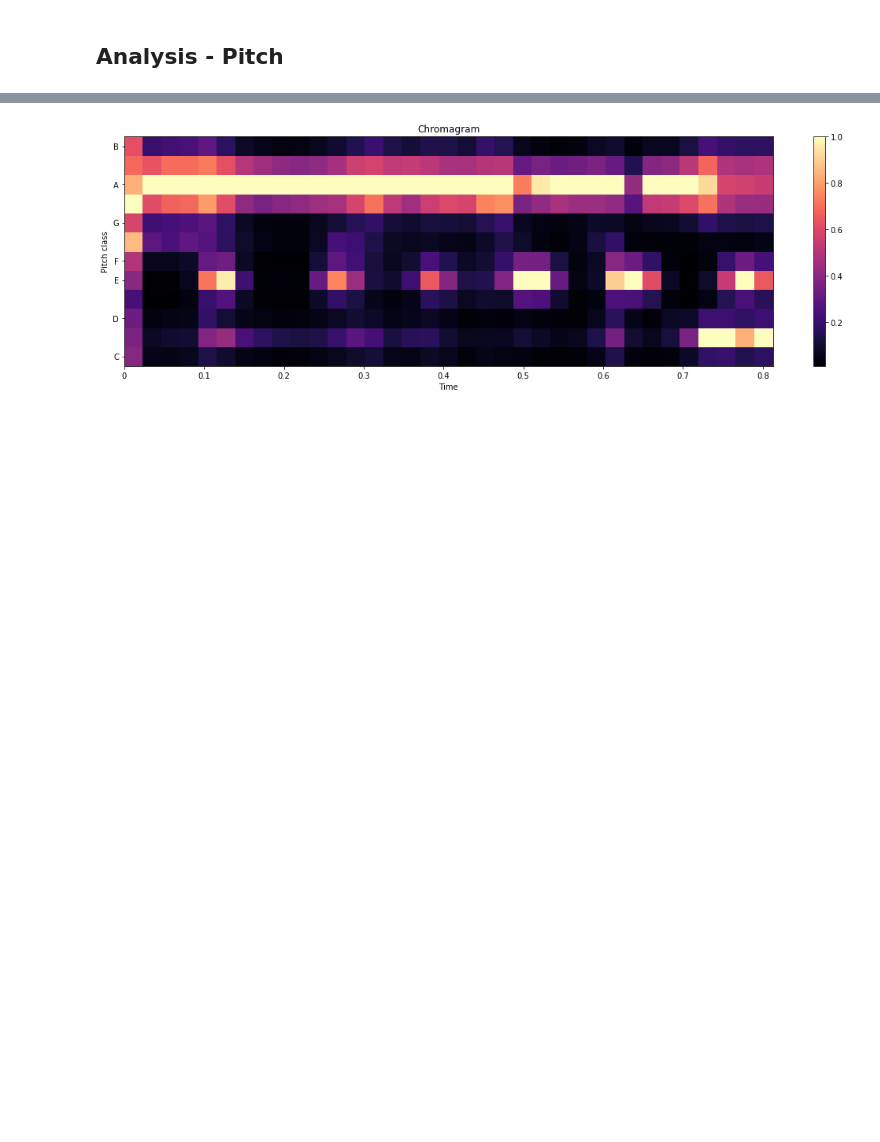
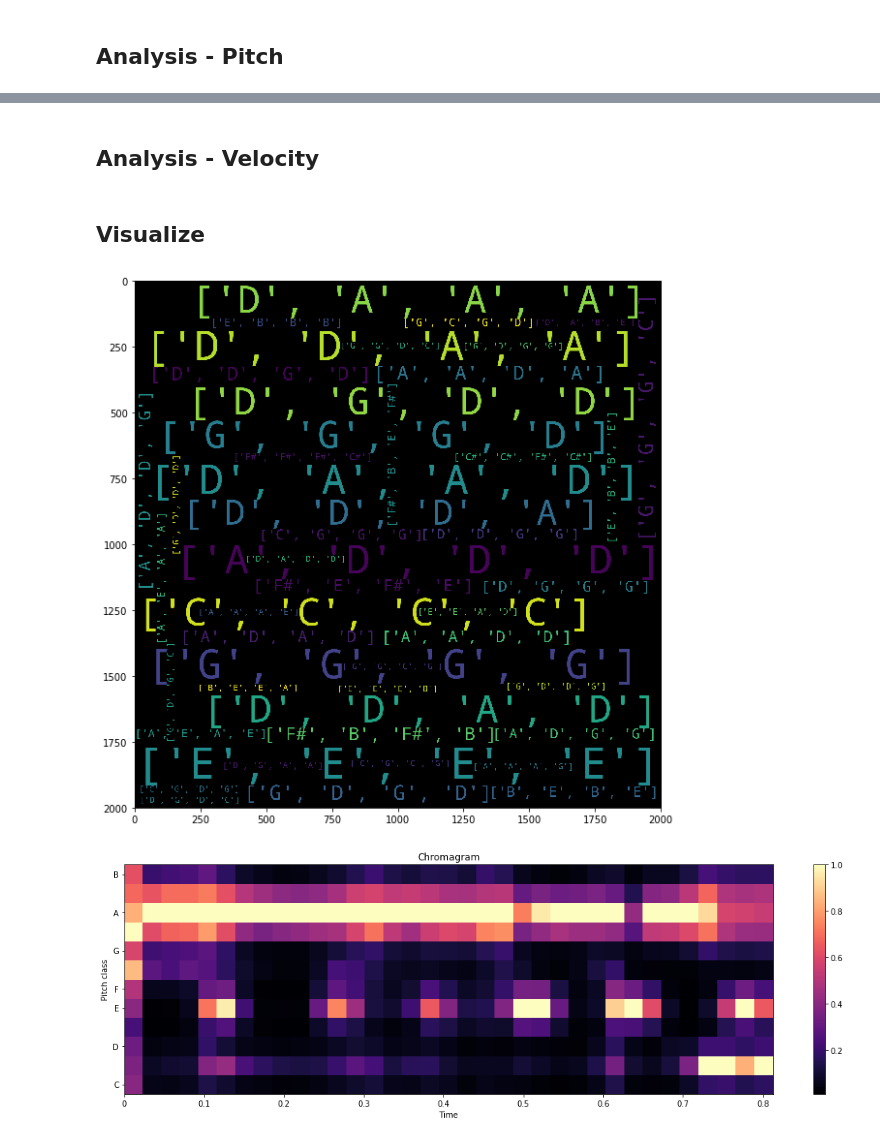
Before and after one commit to sharon1018/Music_information_retrieval, a Jupyter notebook: Pitch_spelling-sleeping.ipynb, the cells around one changed output, grey strips where cells are left out. Drawn from its saved outputs; the diff is of its cells as text; code cells hidden in the pictures; blank space fills up the shorter version.

```diff
--- a/Pitch_spelling-sleeping.ipynb
+++ b/Pitch_spelling-sleeping.ipynb
@@ -70,18 +72,18 @@ def get_key(CE, pitch_ary):
 # %%
 ## Analysis chord and pitch
 def n_gram(key_list, ngram):
-    k_list = [[word for word in line.split(",")] for line in key_list]
-    flattened = [val for sublist in k_list for val in sublist]
     ngram_key = []
+    flattened = [val for sublist in key_list for val in sublist]
     for i in range(int(len(flattened)/ngram)):
         ngram_key.append(flattened[ngram*i : ngram*(i+1)])
-    count_ary = [[x,ngram_key.count(x)] for x in (ngram_key)]
-    unique = []
-    for item in count_ary:
-        if item not in unique:
-            unique.append(item)
-    unique = sorted(unique, key=lambda x:x[1], reverse = True)
-    return unique
+    count_ngram = dict([])
+    for i in ngram_key:
+        i=str(i)
+        if i in count_ngram:
+            count_ngram[i] += 1
+        else:
+            count_ngram[i] = 1
+    return count_ngram
 
 ## key matching
 perfect_five = [['C','G'],['G','D'],['D','A'],['A','E'],['E','B'],['B','F#'],['F#','C#'],['C#','G#'],
@@ -260,3 +297,20 @@ NameError: name 'sleeping_music' is not defined
+# %% [markdown]
+## Analysis - Velocity
+# %% [markdown]
+## Visualize
+# %%
+def plot_wordcloud(data, max_word):
+    wordcloud = WordCloud(max_words=max_word, max_font_size=1500,background_color='black',width=2000, height=2000,margin=2).\
+    generate_from_frequencies(data)
+    plt.figure(figsize=(10,10))
+    plt.tight_layout()
+    plt.imshow(wordcloud)
+# %%
+a = n_gram(sleeping_key,4)
+# %%
+plot_wordcloud(a,50)
+# %% [output]
+[figure, added]
 # %%
 # o_env = librosa.onset.onset_strength(y1, sr=sr)
 # times = librosa.frames_to_time(np.arange(len(o_env)), sr=sr)
```
Also changed, not shown: parts of 9 cells of this notebook, 1 other file.
